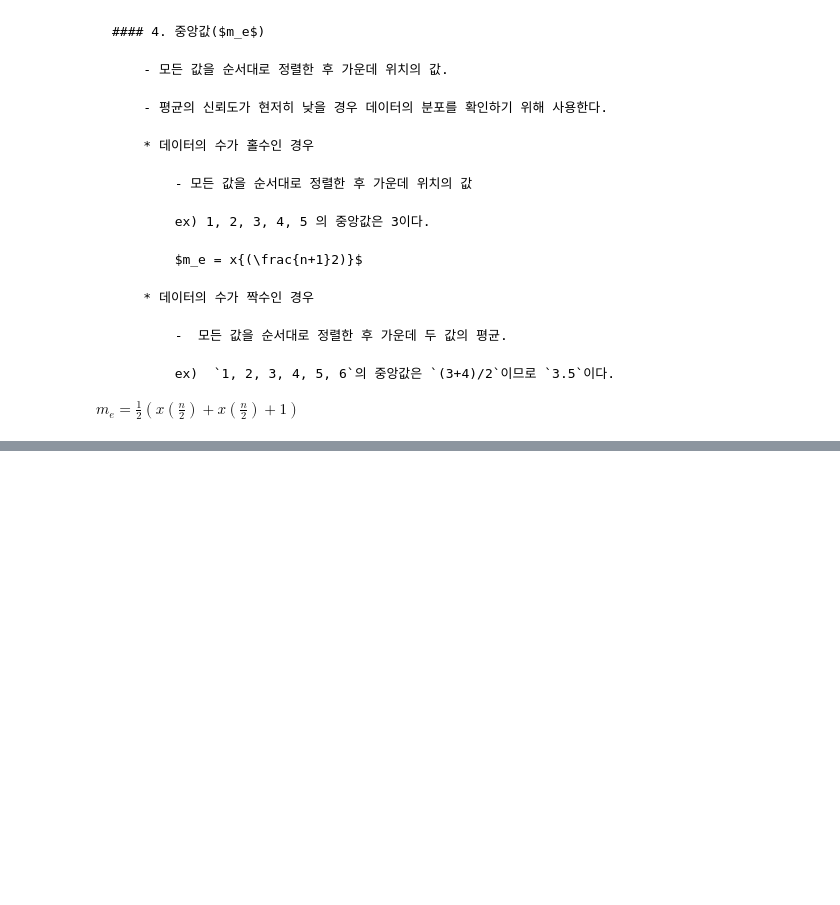
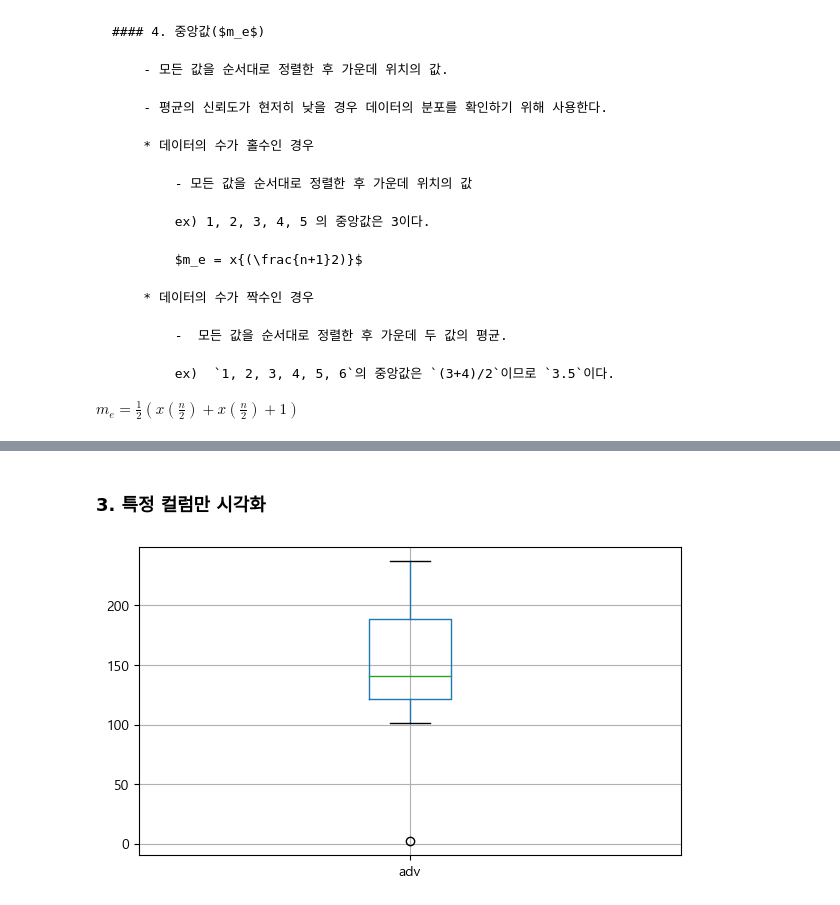
Before and after one commit to MDBluequasar/BigdatamegaIT, a Jupyter notebook: 수업내용/D_탐색적_데이터/02_기술통계/01_기초통계량.ipynb, the cells around one changed output, grey strips where cells are left out. Saved outputs shown, nothing was run; the diff lists cells and outputs as text; code cells hidden in the pictures; blank space fills up the shorter version.

```diff
--- a/수업내용/D_탐색적_데이터/02_기술통계/01_기초통계량.ipynb
+++ b/수업내용/D_탐색적_데이터/02_기술통계/01_기초통계량.ipynb
@@ -152,0 +289,10 @@ $m_e = \frac{1}{2}{({x{(\frac{n}{2})} + {x{(\frac{n}{2})+1}}})}$
+# %% [markdown]
+### 3. 특정 컬럼만 시각화
+# %%
+plt.figure()
+plt.grid()
+df.boxplot(['adv'])
+plt.show()
+plt.close()
+# %% [output]
+[figure, added]
```
Also changed, not shown: parts of 36 cells of this notebook, 14 other files.
